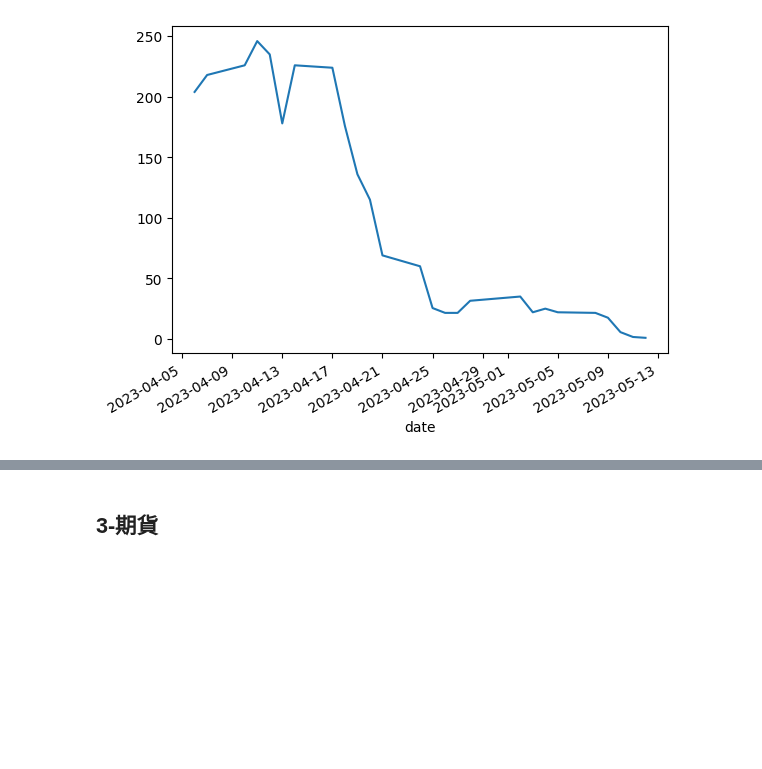
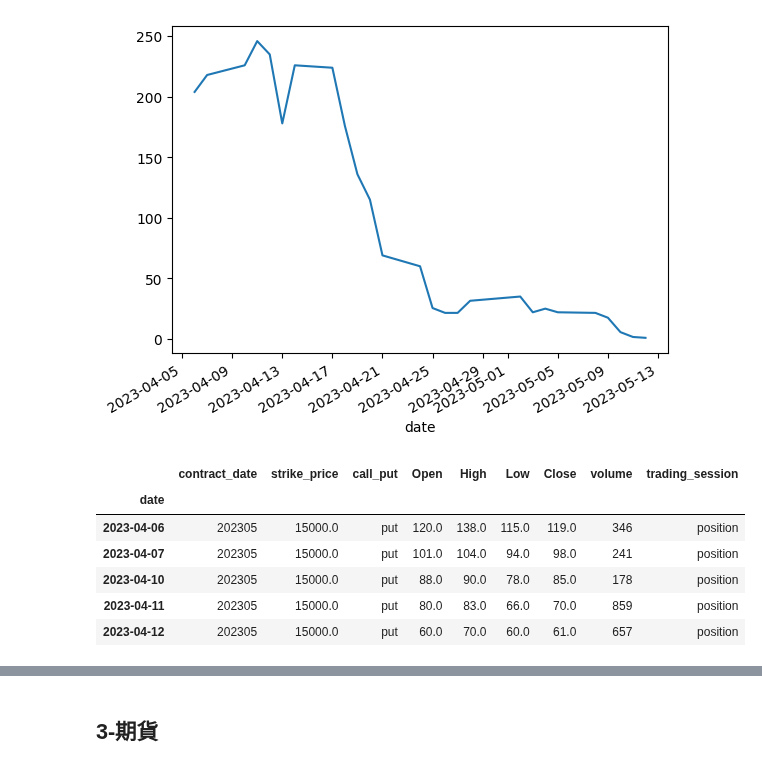
Before and after one commit to webclinic017/trade-backtest, a Jupyter notebook: 0-viz/viz1_data1_finmind_stock_option_future.ipynb, the cells around one changed output, grey strips where cells are left out. Drawn from its saved outputs; the diff is of its cells as text; code cells hidden in the pictures; blank space fills up the shorter version.

```diff
--- a/0-viz/viz1_data1_finmind_stock_option_future.ipynb
+++ b/0-viz/viz1_data1_finmind_stock_option_future.ipynb
@@ -173,0 +176,10 @@ df2['Close'].plot()
+# %%
+df4.head()
+# %% [output]
+|  | contract_date | strike_price | call_put | Open | High | Low | Close | volume | trading_session |
+| date |  |  |  |  |  |  |  |  |  |
+| 2023-04-06 | 202305 | 15000.0 | put | 120.0 | 138.0 | 115.0 | 119.0 | 346 | position |
+| 2023-04-07 | 202305 | 15000.0 | put | 101.0 | 104.0 | 94.0 | 98.0 | 241 | position |
+| 2023-04-10 | 202305 | 15000.0 | put | 88.0 | 90.0 | 78.0 | 85.0 | 178 | position |
+| 2023-04-11 | 202305 | 15000.0 | put | 80.0 | 83.0 | 66.0 | 70.0 | 859 | position |
+| 2023-04-12 | 202305 | 15000.0 | put | 60.0 | 70.0 | 60.0 | 61.0 | 657 | position |
```
Also changed, not shown: parts of 10 cells of this notebook.
